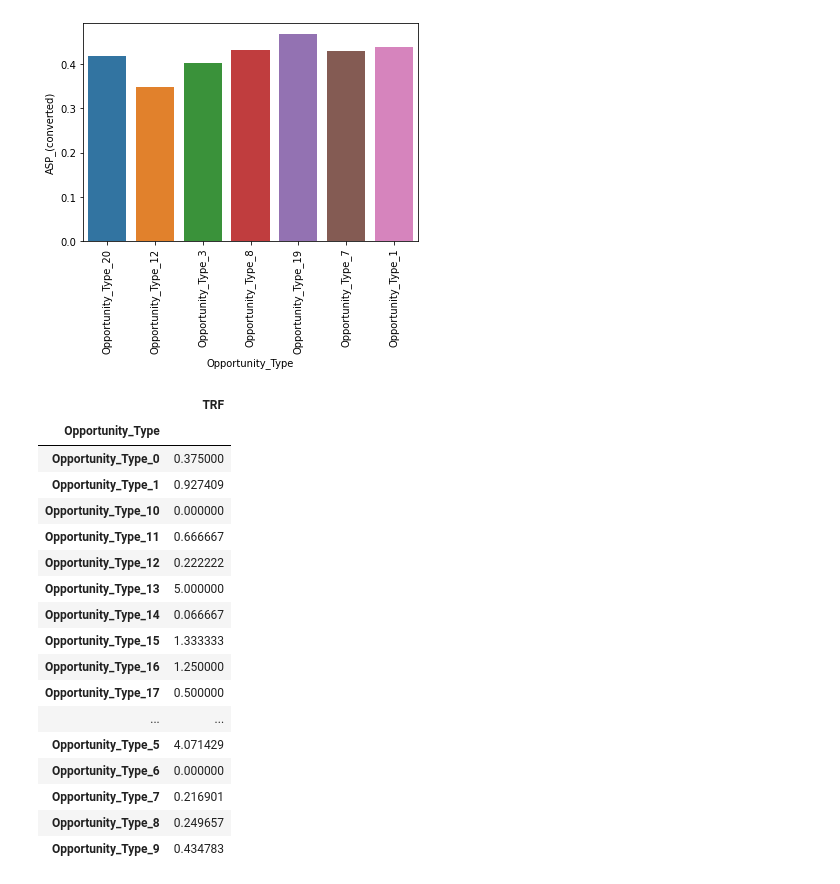
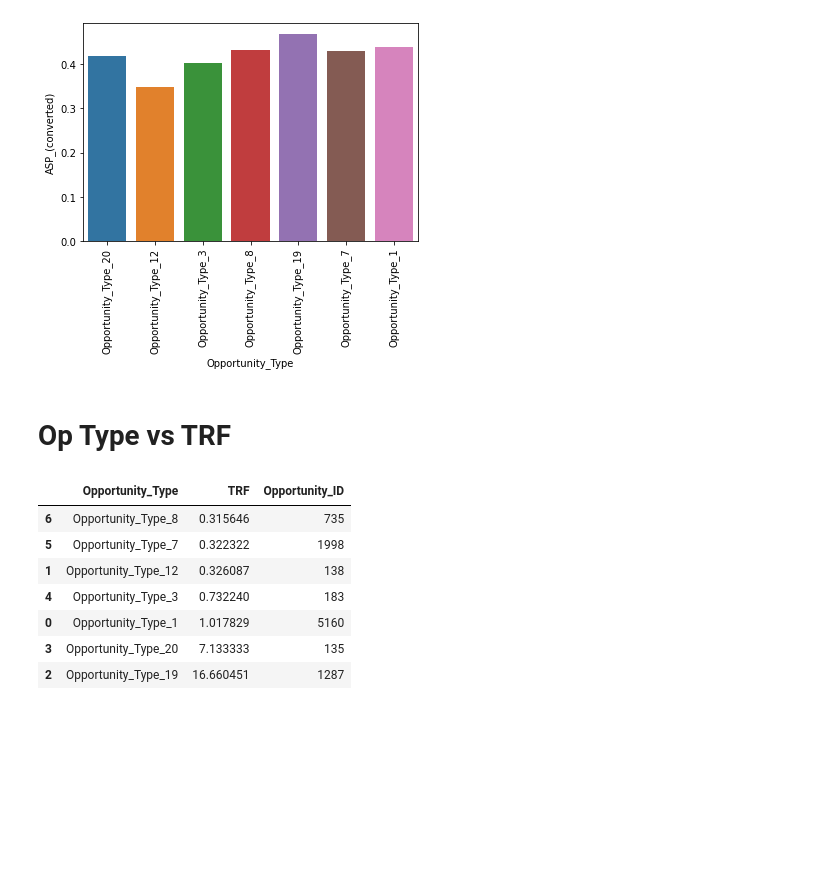
Before and after one commit to RiedelNicolas/75.06-2C2020-TP1, a Jupyter notebook: Op_Type Analysis.ipynb, the cells around one changed output. Cells and saved outputs as stored; diff of their text form; code cells hidden in the pictures; blank space fills up the shorter version.

```diff
--- a/Op_Type Analysis.ipynb
+++ b/Op_Type Analysis.ipynb
@@ -111,24 +111,20 @@ plot.set_xticklabels(plot.get_xticklabels(), rotation=90)
  Text(0, 0, 'Opportunity_Type_7'),
  Text(0, 0, 'Opportunity_Type_1')]
 [figure]
-# %%
-opportunities[["Opportunity_Type","TRF"]].groupby("Opportunity_Type").agg({"TRF":"mean"})
-# %% [output]
-|  | TRF |
-| Opportunity_Type |  |
-| Opportunity_Type_0 | 0.375000 |
-| Opportunity_Type_1 | 0.927409 |
-| Opportunity_Type_10 | 0.000000 |
-| Opportunity_Type_11 | 0.666667 |
-| Opportunity_Type_12 | 0.222222 |
-| Opportunity_Type_13 | 5.000000 |
-| Opportunity_Type_14 | 0.066667 |
-| Opportunity_Type_15 | 1.333333 |
-| Opportunity_Type_16 | 1.250000 |
-| Opportunity_Type_17 | 0.500000 |
-| ... | ... |
-| Opportunity_Type_5 | 4.071429 |
-| Opportunity_Type_6 | 0.000000 |
-| Opportunity_Type_7 | 0.216901 |
-| Opportunity_Type_8 | 0.249657 |
-| Opportunity_Type_9 | 0.434783 |
+# %% [markdown]
+# Op Type vs TRF
+# %%
+opTypeVsTRF = opportunities[["Opportunity_Type","TRF","Opportunity_ID"]].groupby("Opportunity_Type").agg({"TRF":"mean","Opportunity_ID":"count"})
+opTypeVsTRF = opTypeVsTRF[(opTypeVsTRF["TRF"] > 0) & (opTypeVsTRF["Opportunity_ID"]>100)]
+opTypeVsTRF.reset_index(inplace=True)
+opTypeVsTRF = opTypeVsTRF.sort_values(by="TRF")
+opTypeVsTRF
+# %% [output]
+|  | Opportunity_Type | TRF | Opportunity_ID |
+| 6 | Opportunity_Type_8 | 0.315646 | 735 |
+| 5 | Opportunity_Type_7 | 0.322322 | 1998 |
+| 1 | Opportunity_Type_12 | 0.326087 | 138 |
+| 4 | Opportunity_Type_3 | 0.732240 | 183 |
+| 0 | Opportunity_Type_1 | 1.017829 | 5160 |
+| 3 | Opportunity_Type_20 | 7.133333 | 135 |
+| 2 | Opportunity_Type_19 | 16.660451 | 1287 |
```
Also changed, not shown: parts of 1 cell of this notebook, 3 other files.
